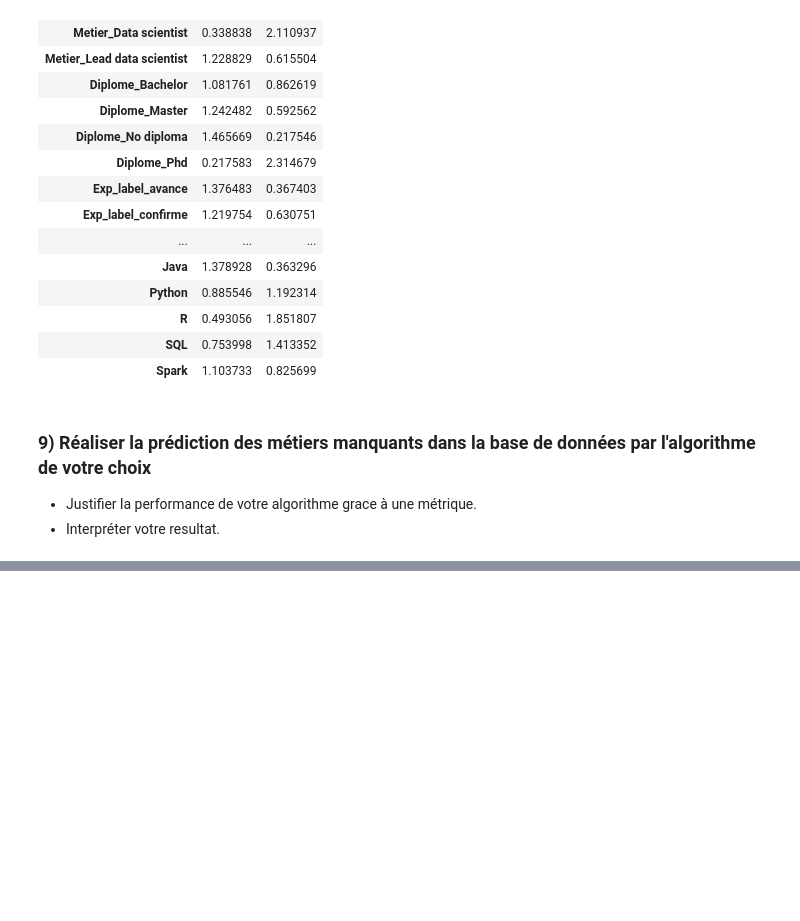
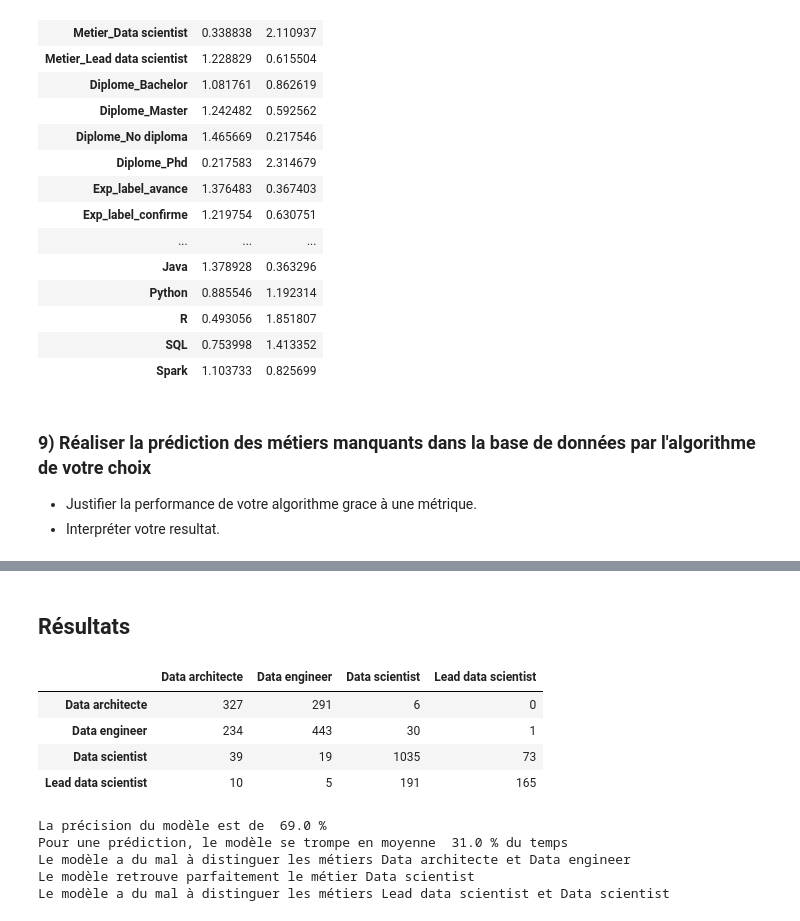
Before and after one commit to hansglick/test_aquila, a Jupyter notebook: notebooks/Test_Technique_ML.ipynb, the cells around one changed output, grey strips where cells are left out. Drawn from its saved outputs; the diff is of its cells as text; code cells hidden in the pictures; blank space fills up the shorter version.

```diff
--- a/notebooks/Test_Technique_ML.ipynb
+++ b/notebooks/Test_Technique_ML.ipynb
@@ -372,0 +389,45 @@ clusters_informations
+# %%
+diplome_experience_df_to_add = pd.get_dummies(df[["Diplome","Exp_label"]])
+all_dataframes = (diplome_experience_df_to_add, tech_df_to_add)
+X = pd.concat(all_dataframes,axis = 1)
+y = df.Metier.astype("category").cat.codes
+code_meanings = pd.Series(df.Metier.loc[y>-1].unique()).sort_values().reset_index(drop = True)
+clean_y = y.loc[y>-1]
+clean_X = X.loc[y>-1]
+# %%
+X_train, X_test, y_train, y_test = train_test_split(clean_X,
+                                                    clean_y,
+                                                    test_size=0.3,
+                                                    random_state=0)
+# %%
+logisiticmodel = LogisticRegression(solver = "newton-cg",multi_class = "multinomial",)
+logisiticmodel.fit(X_train, y_train)
+predictions = logisiticmodel.predict(X_test)
+score = logisiticmodel.score(X_test, y_test)
+confusion_matrix = metrics.confusion_matrix(y_test, predictions)
+confusion_matrix_df = pd.DataFrame(data=confusion_matrix,
+                                   columns=code_meanings,
+                                   index=code_meanings)
+# %% [markdown]
+## Résultats
+# %%
+confusion_matrix_df
+# %% [output]
+|  | Data architecte | Data engineer | Data scientist | Lead data scientist |
+| Data architecte | 327 | 291 | 6 | 0 |
+| Data engineer | 234 | 443 | 30 | 1 |
+| Data scientist | 39 | 19 | 1035 | 73 |
+| Lead data scientist | 10 | 5 | 191 | 165 |
+# %%
+print("La précision du modèle est de ",100*round(score,2),"%")
+print("Pour une prédiction, le modèle se trompe en moyenne ",
+      100 - 100*round(score,2),"% du temps")
+print("Le modèle a du mal à distinguer les métiers Data architecte et Data engineer")
+print("Le modèle retrouve parfaitement le métier Data scientist")
+print("Le modèle a du mal à distinguer les métiers Lead data scientist et Data scientist")
+# %% [output]
+La précision du modèle est de  69.0 %
+Pour une prédiction, le modèle se trompe en moyenne  31.0 % du temps
+Le modèle a du mal à distinguer les métiers Data architecte et Data engineer
+Le modèle retrouve parfaitement le métier Data scientist
+Le modèle a du mal à distinguer les métiers Lead data scientist et Data scientist
```
Also changed, not shown: parts of 6 cells of this notebook.
